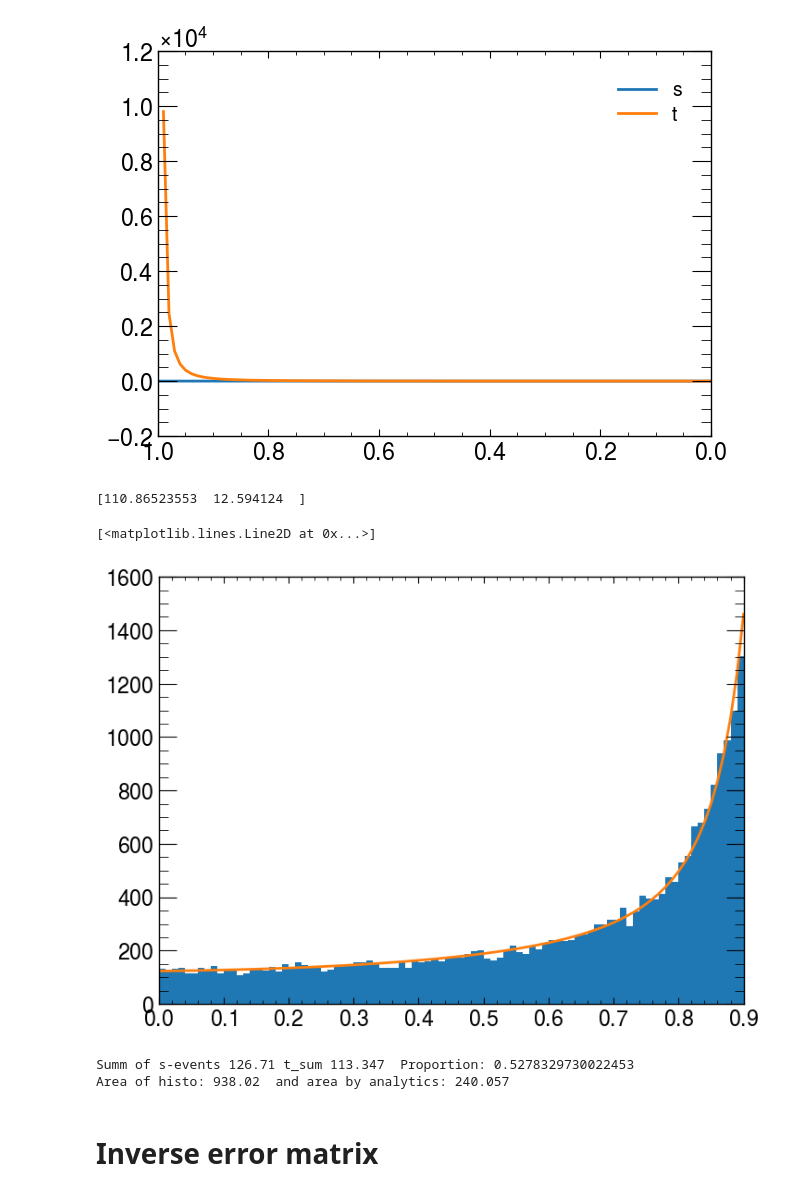
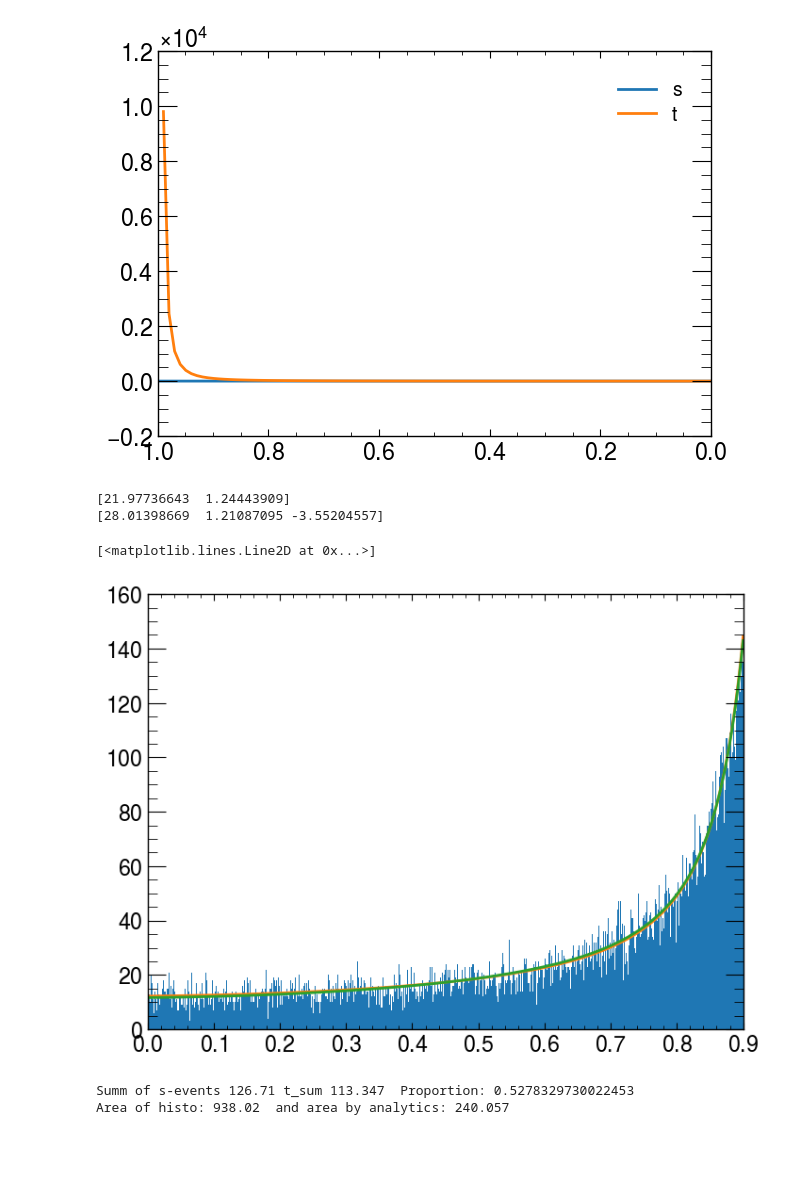
Before and after one commit to leon-goepfert/FP2, a Jupyter notebook: DataAna1.ipynb, the cells around one changed output. Drawn from its saved outputs; the diff is of its cells as text; code cells hidden in the pictures; blank space fills up the shorter version.

```diff
--- a/DataAna1.ipynb
+++ b/DataAna1.ipynb
@@ -329,22 +334,28 @@ plt.legend()
 from scipy.optimize import curve_fit
 # %%
 def fits(x,a,b):
-    return a*(1+x**2) +b*(1-x)**(-2)
+    return a/2*(1+x**2) +b*(1-x)**(-2)
+def fits1(x,a,b,c):
+    return a/2*(1+x**2) +b*(1-x)**(-2) +c
 
-angles2 = np.linspace(0,0.9,91)
+angles2 = np.linspace(0,0.9,910)
 new_bin_content, new_bin_edges,_ =plt.hist(ee_cos2,angles2)
 new_mid = 0.5*(new_bin_edges[1:] + new_bin_edges[:-1])
 
 
 coeff, var_matrix = curve_fit(fits, new_mid, new_bin_content)
+coeff1, var_matrix1 = curve_fit(fits1, new_mid, new_bin_content)
 
 print(coeff)
+print(coeff1)
 
 plt.plot(angles2,fits(angles2,coeff[0],coeff[1]))
+plt.plot(angles2,fits1(angles2,coeff1[0],coeff1[1],coeff1[2]))
 # %% [output]
-[110.86523553  12.594124  ]
+[21.97736643  1.24443909]
+[28.01398669  1.21087095 -3.55204557]
 [<matplotlib.lines.Line2D at 0x...>]
-[figure, old version]
+[figure, new version]
 # %%
 #s_sum = 110.86523553 * (0.9 * (1/3)*0.9**3)
 #t_sum = 12.594124 * (1/(1-0.9))
@@ -357,5 +368,3 @@ print("Area of histo:",len(ee_cos2) *0.01," and area by analytics:",s_sum+t_sum)
 # %% [output]
 Summ of s-events 126.71 t_sum 113.347  Proportion: 0.5278329730022453
 Area of histo: 938.02  and area by analytics: 240.057
-# %% [markdown]
-# Inverse error matrix
```
Also changed, not shown: parts of 4 cells of this notebook.
